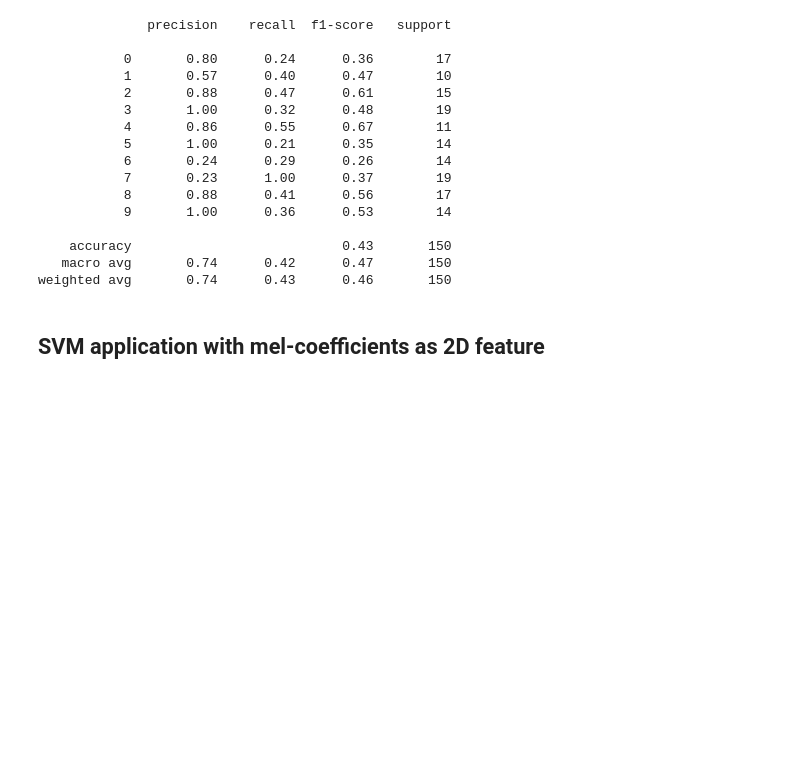
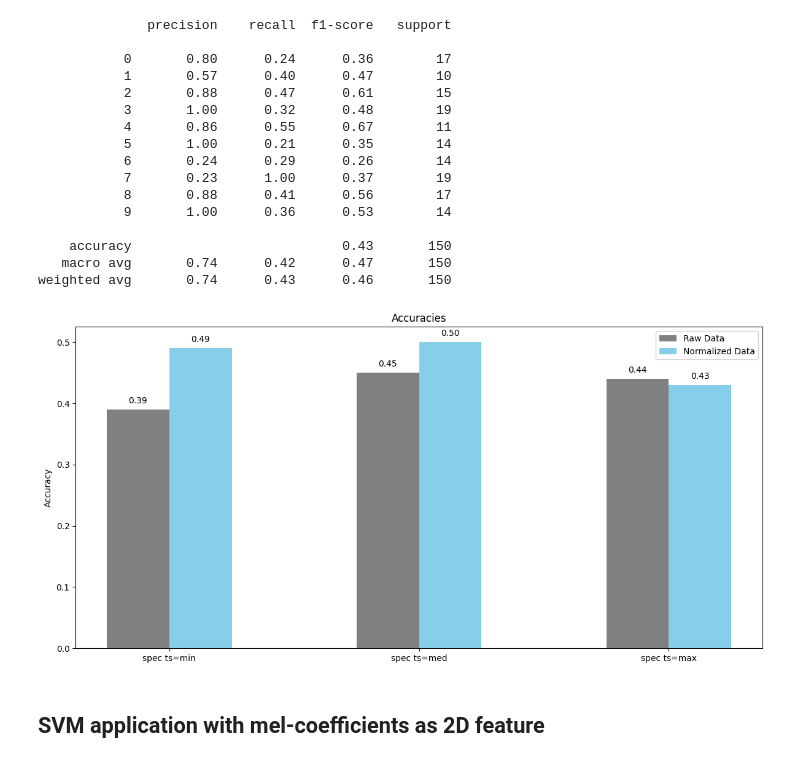
Before and after one commit to mkdib1/University_PWs, a Jupyter notebook: Asseignement_2ipynb.ipynb, the cells around one changed output. Drawn from its saved outputs; the diff is of its cells as text; code cells hidden in the pictures; blank space fills up the shorter version.

```diff
--- a/Asseignement_2ipynb.ipynb
+++ b/Asseignement_2ipynb.ipynb
@@ -327,7 +314,7 @@ weighted avg       0.72      0.49      0.52       150
 # %% [markdown]
 #### Tsize = median spectrogram columns
 # %%
-X_train_2a, X_test_2a, y_train_2a, y_test_2a, y_pred_2a = train_and_evaluate_svm_with_graphs(feature_extractor=feats_spectrogram, tsize=14)
+X_train_2a, X_test_2a, y_train_2a, y_test_2a, y_pred_2a, acc_2a = train_and_evaluate_svm_with_graphs(feature_extractor=feats_spectrogram, tsize=14)
 # %% [output]
 ------------------------------
 accuracy score:  0.45
@@ -355,7 +342,7 @@ weighted avg       0.69      0.45      0.50       150
 # %% [markdown]
 ##### `feats_spectrogram`, normalize=True
 # %%
-X_train_2b, X_test_2b, y_train_2b, y_test_2b, y_pred_2b = train_and_evaluate_svm_with_graphs(feature_extractor=feats_spectrogram, tsize=14,normalize=True)
+X_train_2b, X_test_2b, y_train_2b, y_test_2b, y_pred_2b, acc_2b = train_and_evaluate_svm_with_graphs(feature_extractor=feats_spectrogram, tsize=14,normalize=True)
 # %% [output]
 ------------------------------
 accuracy score:  0.5
@@ -383,7 +370,7 @@ weighted avg       0.72      0.50      0.52       150
 # %% [markdown]
 #### Tsize = maximum spectrogram columns
 # %%
-X_train_3a, X_test_3a, y_train_3a, y_test_3a, y_pred_3a = train_and_evaluate_svm_with_graphs(feature_extractor=feats_spectrogram, tsize=81)
+X_train_3a, X_test_3a, y_train_3a, y_test_3a, y_pred_3a, acc_3a = train_and_evaluate_svm_with_graphs(feature_extractor=feats_spectrogram, tsize=81)
 # %% [output]
 ------------------------------
 accuracy score:  0.44
@@ -411,7 +398,7 @@ weighted avg       0.67      0.44      0.48       150
 # %% [markdown]
 ##### `feats_spectrogram`, normalize=True
 # %%
-X_train_3b, X_test_3b, y_train_3b, y_test_3b, y_pred_3b = train_and_evaluate_svm_with_graphs(feature_extractor=feats_spectrogram, tsize=81, normalize=True)
+X_train_3b, X_test_3b, y_train_3b, y_test_3b, y_pred_3b, acc_3b = train_and_evaluate_svm_with_graphs(feature_extractor=feats_spectrogram, tsize=81, normalize=True)
 # %% [output]
 ------------------------------
 accuracy score:  0.43
@@ -436,6 +423,38 @@ print(classification_report(y_test_3b, y_pred_3b))
     accuracy                           0.43       150
    macro avg       0.74      0.42      0.47       150
 weighted avg       0.74      0.43      0.46       150
+# %%
+model_names = ['spec ts=min\nraw data', 'spec ts=min\nnorm data',
+               'spec ts=med\nraw data', 'spec ts=med\nnorm data',
+               'spec ts=max\nraw data', 'spec ts=max\nnorm data']
+
+accuracies = [acc_1a, acc_1b, acc_2a, acc_2b, acc_3a, acc_3b]
+
+colors = ['gray', 'skyblue'] * (len(model_names) // 2)
+
+x_indices = np.arange(0, len(model_names) // 2)
+bar_width = 0.25
+
+plt.figure(figsize=(12, 6))
+
+for i in range(len(x_indices)):
+    plt.bar(x_indices[i] - bar_width / 2, accuracies[2 * i], color='gray', width=bar_width, label='Raw Data' if i == 0 else "")
+    plt.bar(x_indices[i] + bar_width / 2, accuracies[2 * i + 1], color='skyblue', width=bar_width, label='Normalized Data' if i == 0 else "")
+
+plt.xticks(x_indices, ['spec ts=min', 'spec ts=med', 'spec ts=max'])
+
+for i, acc in enumerate(accuracies):
+    x_pos = (x_indices[i // 2] - bar_width / 2) if i % 2 == 0 else (x_indices[i // 2] + bar_width / 2)
+    plt.text(x_pos, acc + 0.01, f'{acc:.2f}', ha='center', fontsize=10)
+
+plt.ylabel('Accuracy')
+plt.title('Accuracies')
+plt.legend()
+plt.tight_layout()
+
+plt.show()
+# %% [output]
+[figure, added]
 # %% [markdown]
 ## SVM application with **mel-coefficients** as 2D feature
 # %%
```
Also changed, not shown: parts of 19 cells of this notebook.
